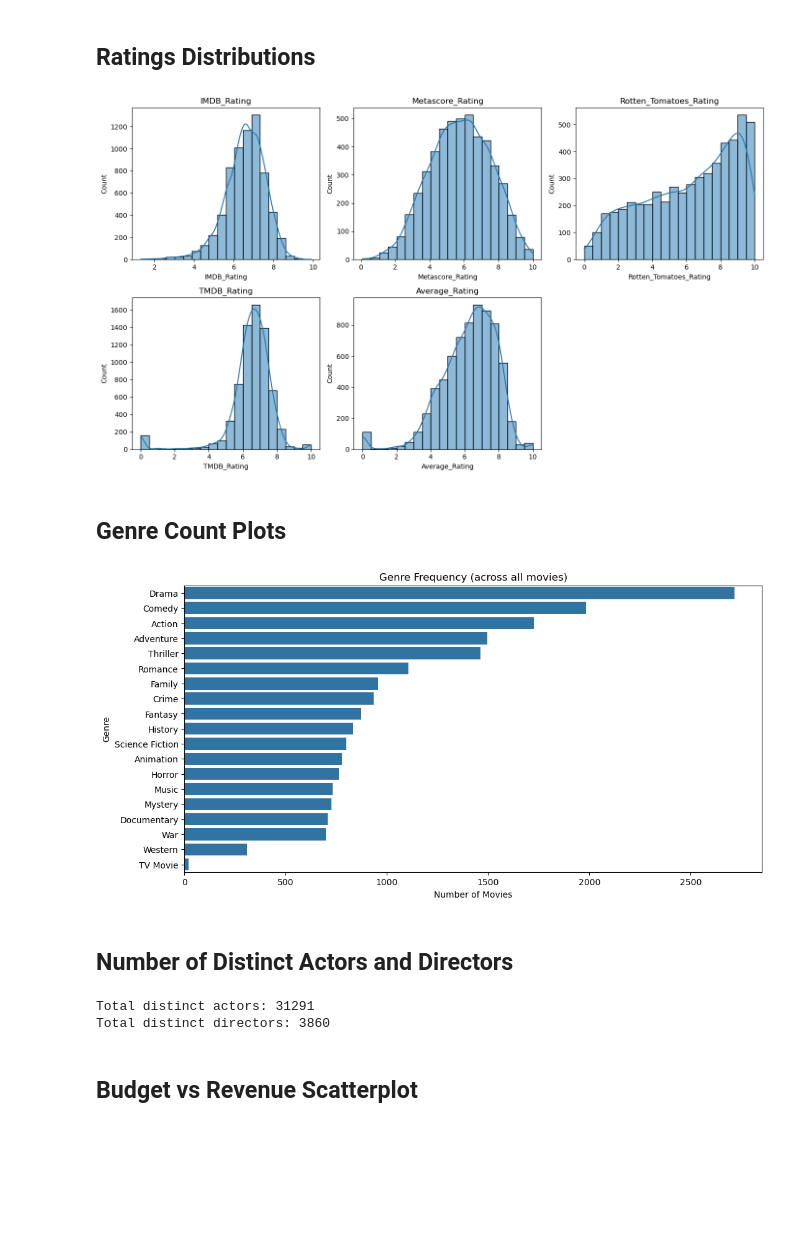
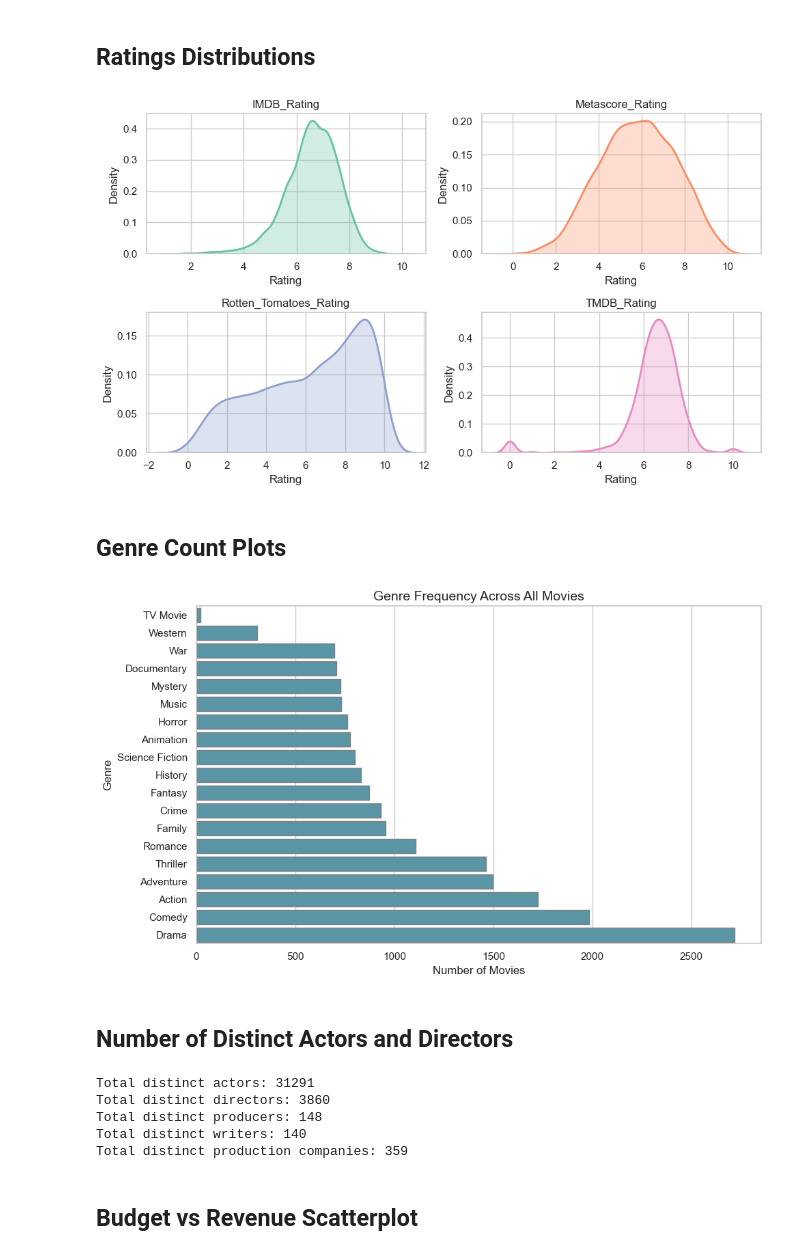
Before and after one commit to gentrylamb/dsan6400-final-project, a Jupyter notebook: code/eda.ipynb, the cells around one changed output. Cells and saved outputs as stored; diff of their text form; code cells hidden in the pictures; blank space fills up the shorter version.

```diff
--- a/code/eda.ipynb
+++ b/code/eda.ipynb
@@ -21,51 +21,84 @@ for col in list_columns:
 # %% [markdown]
 ## Ratings Distributions
 # %%
-ratings = ["IMDB_Rating", "Metascore_Rating", "Rotten_Tomatoes_Rating", "TMDB_Rating", "Average_Rating"]
+ratings = ["IMDB_Rating", "Metascore_Rating", "Rotten_Tomatoes_Rating", "TMDB_Rating"]
+colors = sns.color_palette("Set2", len(ratings))
 
-plt.figure(figsize = (14, 8))
+plt.figure(figsize = (10, 6))
 
-
-for i, rating in enumerate(ratings, 1):
-    plt.subplot(2, 3, i)
-    sns.histplot(df[rating].dropna(), kde = True, bins = 20)
+for i, (rating, color) in enumerate(zip(ratings, colors), 1):
+    plt.subplot(2, 2, i)
+    sns.kdeplot(
+        data = df[rating].dropna(),
+        fill = True,
+        color = color,
+        alpha = 0.3,
+        linewidth = 2,
+        label = rating
+    )
     plt.title(rating)
+    plt.xlabel("Rating")
+    plt.ylabel("Density")
 
 plt.tight_layout()
 plt.show()
 # %% [output]
-[figure, old version]
+[figure, new version]
 # %% [markdown]
 ## Genre Count Plots
 # %%
-from collections import Counter
-all_genres = df["Genre"].explode()
+# Flatten genre lists and count frequency
 genre_counts = Counter([genre for genres in df["Genre"] for genre in genres])
 
-# Convert to DataFrame
-genre_df = pd.DataFrame(genre_counts.items(), columns = ["Genre", "Count"]).sort_values("Count", ascending = False)
+# Convert to DataFrame and sort
+genre_df = pd.DataFrame(genre_counts.items(), columns = ["Genre", "Count"])
+genre_df = genre_df.sort_values("Count", ascending = True)  # for horizontal plot
 
-# Plot
-plt.figure(figsize = (12, 6))
-sns.barplot(x = "Count", y = "Genre", data = genre_df)
-plt.title("Genre Frequency (across all movies)")
-plt.xlabel("Number of Movies")
-plt.ylabel("Genre")
+# Set plot style
+sns.set(style = "whitegrid")
+palette = sns.color_palette("pastel")
+
+# Create the figure
+plt.figure(figsize = (10, 6))
+barplot = sns.barplot(
+    data = genre_df,
+    y = "Genre",
+    x = "Count",
+    color = "#4d9cb2",
+    edgecolor = "gray"
+)
+
+
+# Final formatting
+plt.title("Genre Frequency Across All Movies", fontsize = 14)
+plt.xlabel("Number of Movies", fontsize = 12)
+plt.ylabel("Genre", fontsize = 12)
+plt.tight_layout()
 plt.show()
 # %% [output]
-[figure, old version]
+[figure, new version]
 # %% [markdown]
 ## Number of Distinct Actors and Directors
 # %%
 # Flatten and deduplicate
 all_actors = set(actor.strip() for sublist in df["Actors"] for actor in sublist)
 all_directors = set(director.strip() for sublist in df["Directors"] for director in sublist)
+all_producers = set(producer.strip() for sublist in df["Producers"] for producer in sublist)
+all_writers = set(writer.strip() for sublist in df["Writers"] for writer in sublist)
+all_companies = set(company.strip() for sublist in df["Production_Companies"] for company in sublist)
+
 
 print(f"Total distinct actors: {len(all_actors)}")
 print(f"Total distinct directors: {len(all_directors)}")
+print(f"Total distinct producers: {len(all_producers)}")
+print(f"Total distinct writers: {len(all_writers)}")
+print(f"Total distinct production companies: {len(all_companies)}")
 # %% [output]
 Total distinct actors: 31291
 Total distinct directors: 3860
+Total distinct producers: 148
+Total distinct writers: 140
+Total distinct production companies: 359
 # %% [markdown]
 ## Budget vs Revenue Scatterplot
 # %%
```
Also changed, not shown: parts of 2 cells of this notebook, 3 other files.
